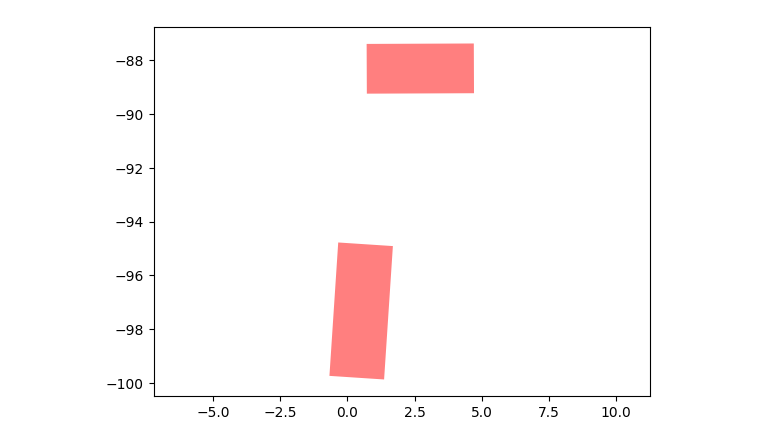
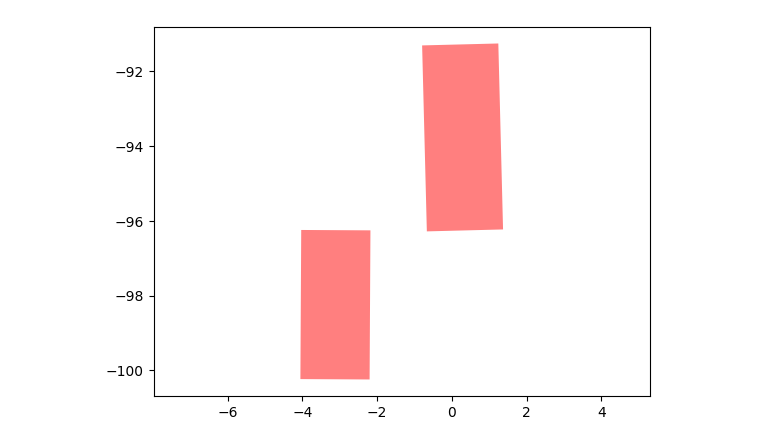
Before and after one commit to lttnml1/CARLA_Java, a Jupyter notebook: Cross_Entropy/shapes.ipynb, the cells around one changed output. Saved outputs shown, nothing was run; the diff lists cells and outputs as text; code cells hidden in the pictures.

```diff
--- a/Cross_Entropy/shapes.ipynb
+++ b/Cross_Entropy/shapes.ipynb
@@ -11,15 +8,18 @@ car2 = sg.Polygon([(-89.24046899311308, 0.7259090407577788), (-89.22426792893857
+# %%
+ego = sg.Polygon([(-96.23345884667069, 1.368047832077906), (-91.26082208232789, 1.2416035647278818), (-91.31263795508713, -0.7961441264809821), (-96.28527471942994, -0.669699859130958), (-96.23345884667069, 1.368047832077906)])
+adv = sg.Polygon([(-96.2473768122436, -4.028915515724776), (-100.23500016210684, -4.0511045111209825), (-100.2452989690064, -2.200287827666628), (-96.25767561914316, -2.178098832270422), (-96.2473768122436, -4.028915515724776)])
 # %%
 #car1 = rotate(car1,90)
-combined = [car1,car2]
+combined = [ego, adv]
 fig, axs = plt.subplots()
 axs.set_aspect('equal','datalim')
 for geom in combined:
     xs, ys = geom.exterior.xy
     #make sure to swap the plot of x's and y's due to CARLA's coordinate system
     axs.fill(ys,xs,alpha=0.5,fc='r',ec='none')
 plt.show()
 # %% [output]
-[figure, old version]
+[figure, new version]
 # %%
 car1.intersects(car2)
 car1.distance(car2)
```
Also changed, not shown: parts of 5 cells of this notebook, 8 other files.
